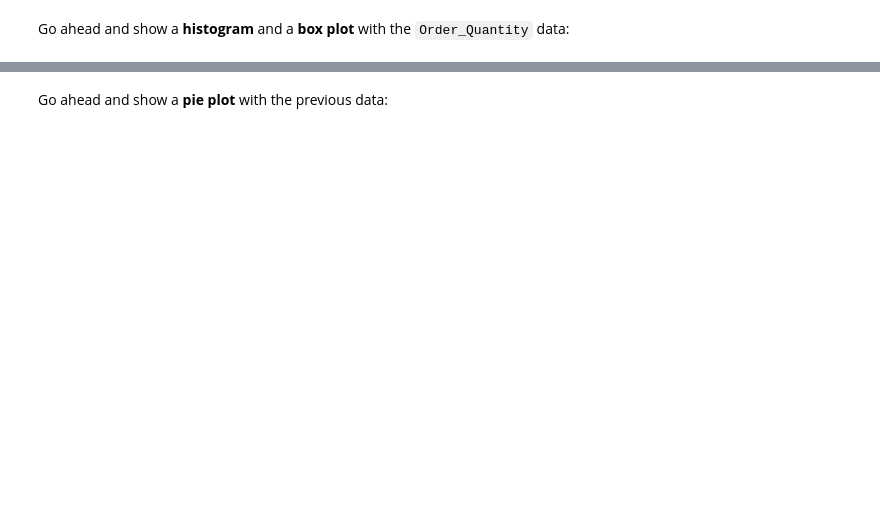
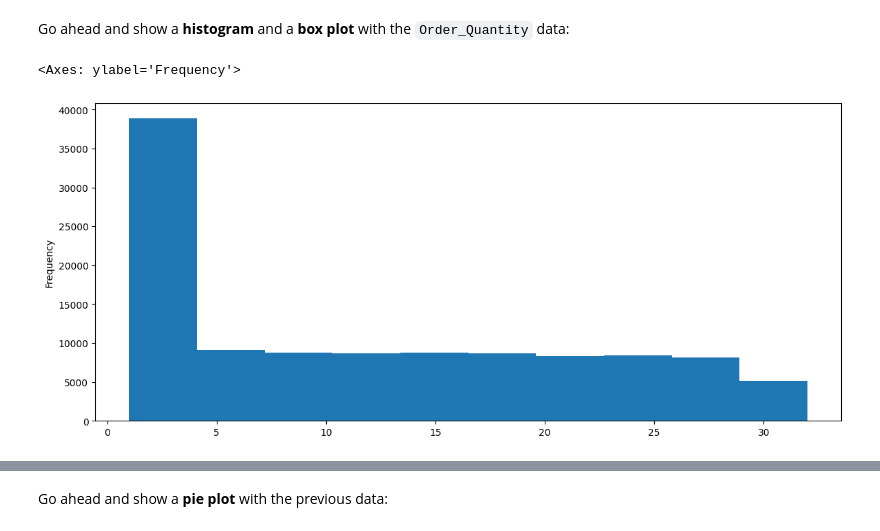
Before and after one commit to SPequito/Book, a Jupyter notebook: Exercises_1.ipynb, the cells around one changed output, grey strips where cells are left out. Drawn from its saved outputs; the diff is of its cells as text; code cells hidden in the pictures; blank space fills up the shorter version.

```diff
--- a/Exercises_1.ipynb
+++ b/Exercises_1.ipynb
@@ -58,2 +65,7 @@ Go ahead and show a <b>histogram</b> and a <b>box plot</b> with the `Order_Quant
+# %%
+sales['Order_Quantity'].plot(kind='hist',figsize=(14,6))
+# %% [output]
+<Axes: ylabel='Frequency'>
+[figure, added]
 # %%
 sales['Order_Quantity'].plot(kind='hist', bins=30, figsize=(14,6))
```
Also changed, not shown: parts of 85 cells of this notebook.
